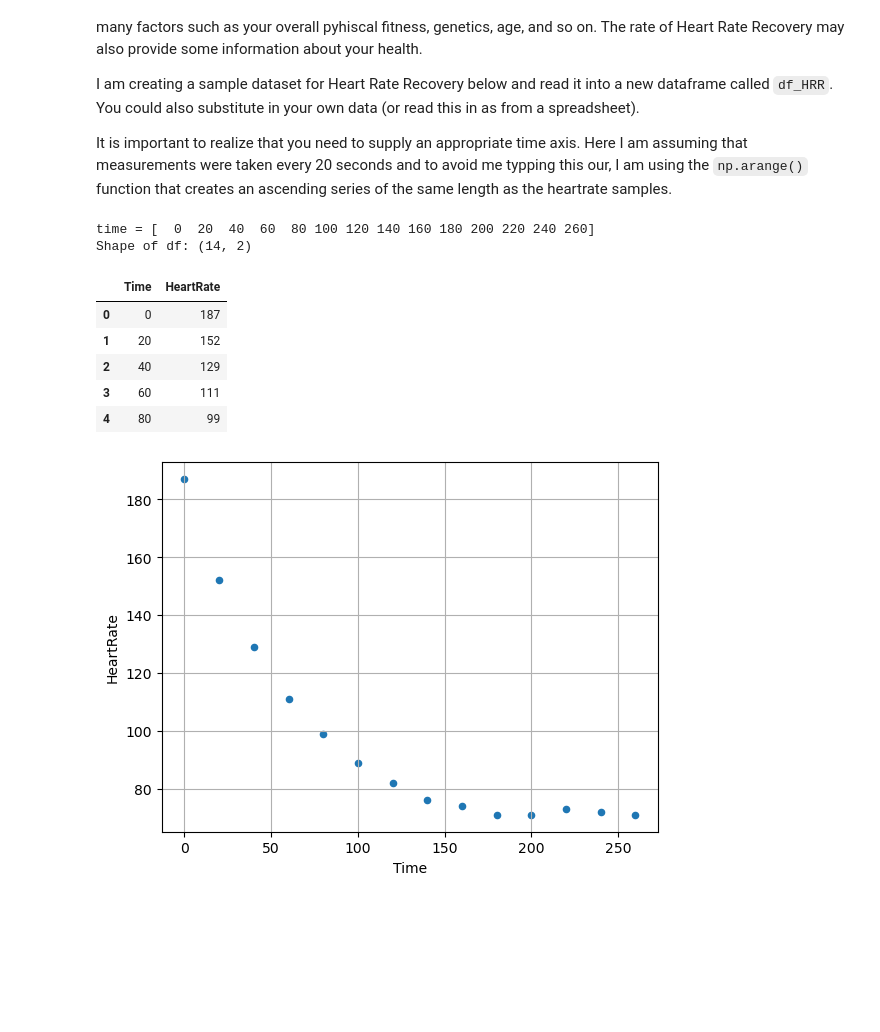
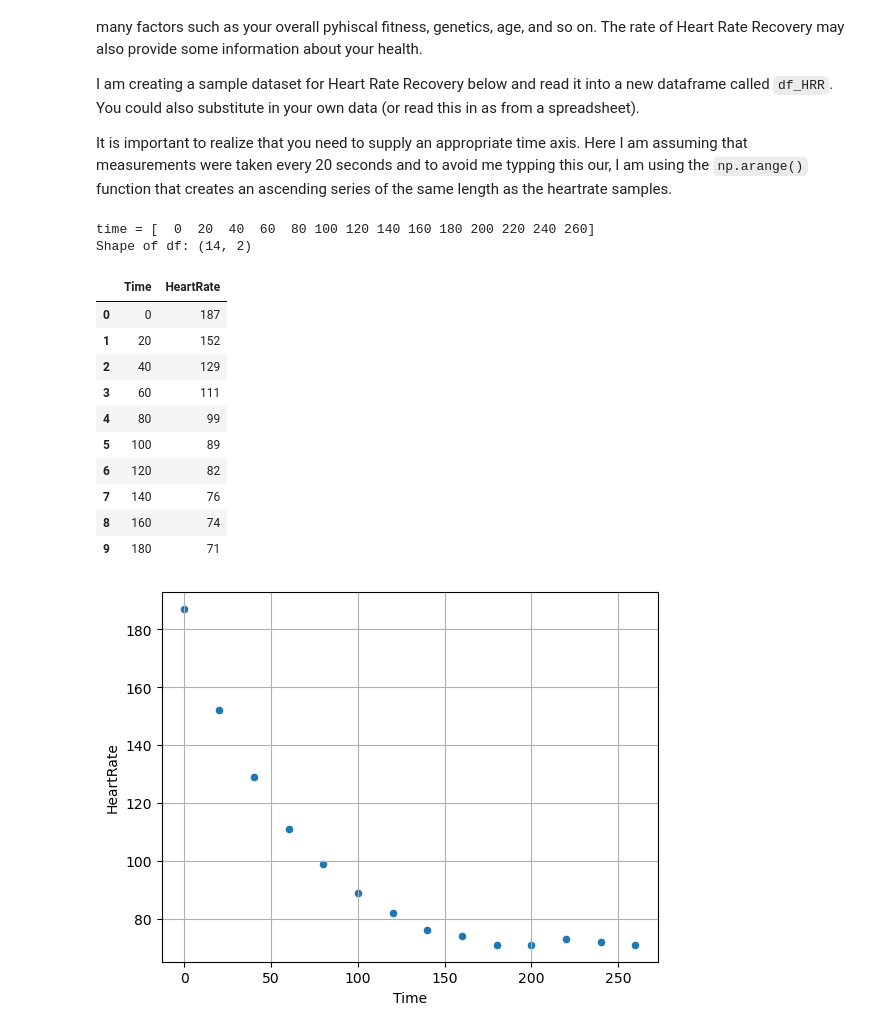
Before and after one commit to TobGerken/ISAT300, a Jupyter notebook: 3_HeartRateLabReview.ipynb, the cells around one changed output. Saved outputs shown, nothing was run; the diff lists cells and outputs as text; code cells hidden in the pictures; blank space fills up the shorter version.

```diff
--- a/3_HeartRateLabReview.ipynb
+++ b/3_HeartRateLabReview.ipynb
@@ -163,24 +161,29 @@ It is important to realize that you need to supply an appropriate time axis. Her
 # %%
 import numpy as np
 import pandas as pd
 
 # I am creating a new dataframe with some realistic data here.
 # This would correspond to your measurements from the lab.
 heartrates = [187, 152 ,129 ,111 , 99 ,89 ,82,76 ,74, 71, 71, 73, 72, 71]
 times = np.arange(len(heartrates))*20
 print('time = %s ' % times)
 df_HRR = pd.DataFrame(data={'Time':times, 'HeartRate':heartrates})
 print('Shape of df: (%s, %s)'  % df_HRR.shape)
-df_HRR.head()
+df_HRR.head(10)
 # %% [output]
 time = [  0  20  40  60  80 100 120 140 160 180 200 220 240 260]
 Shape of df: (14, 2)
 |  | Time | HeartRate |
 | 0 | 0 | 187 |
 | 1 | 20 | 152 |
 | 2 | 40 | 129 |
 | 3 | 60 | 111 |
 | 4 | 80 | 99 |
+| 5 | 100 | 89 |
+| 6 | 120 | 82 |
+| 7 | 140 | 76 |
+| 8 | 160 | 74 |
+| 9 | 180 | 71 |
 # %%
 # Let's just plot this really quick as a plot of Time vs HearRate .
 # Remeber how you can do this.
```
Also changed, not shown: parts of 7 cells of this notebook.
